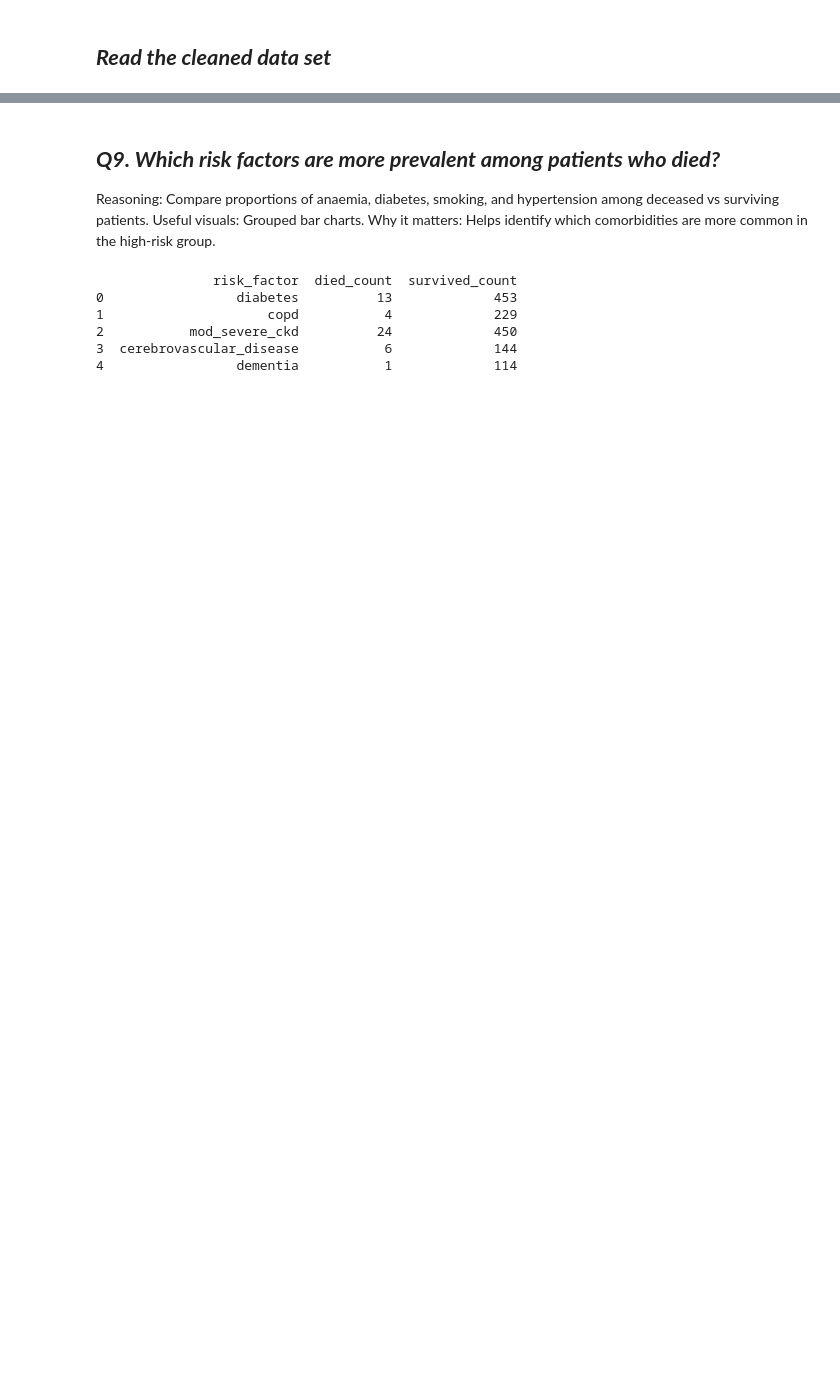
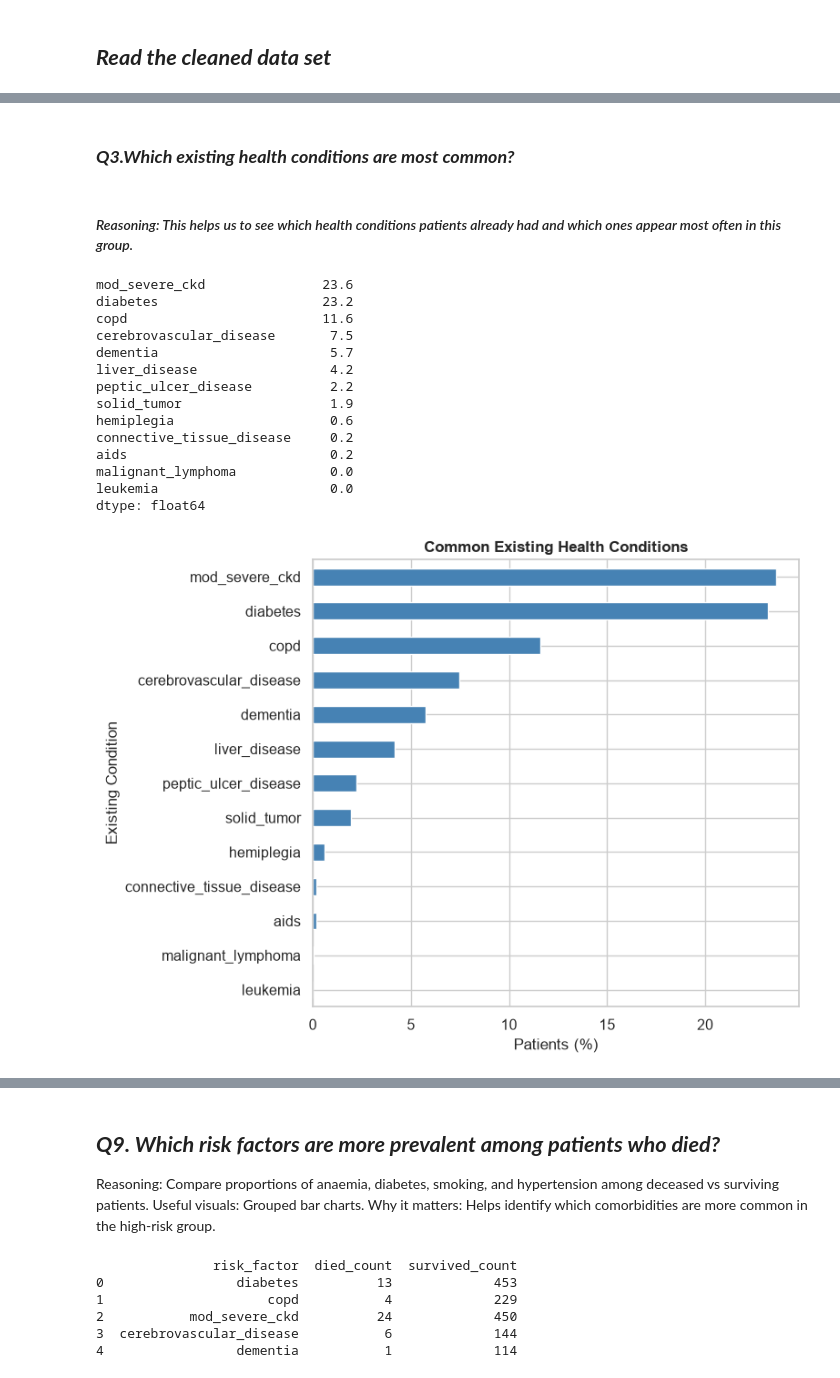
Before and after one commit to Yasasmini/Team3_PyCoders_PythonHackathon_SEP2026, a Jupyter notebook: Team3_PyCoders_Category2.Descriptive.ipynb, the cells around one changed output, grey strips where cells are left out. Cells and saved outputs as stored; diff of their text form; code cells hidden in the pictures; blank space fills up the shorter version.

```diff
--- a/Team3_PyCoders_Category2.Descriptive.ipynb
+++ b/Team3_PyCoders_Category2.Descriptive.ipynb
@@ -11,0 +146,40 @@ df = hf_df.copy()
+# %% [markdown]
+### ***Q3.Which existing health conditions are most common?***
+# %% [markdown]
+#### *Reasoning: This helps us to see which health conditions patients already had and which ones appear most often in this group.*
+# %%
+# Select comorbidity columns
+conditions = [
+    "cerebrovascular_disease", "dementia", "copd", "connective_tissue_disease",
+    "peptic_ulcer_disease", "diabetes", "mod_severe_ckd", "hemiplegia",
+    "leukemia", "malignant_lymphoma", "solid_tumor", "liver_disease", "aids"
+]
+
+cond_df = hf_df[conditions].fillna(0).astype(int)
+percent = (cond_df.mean() * 100).sort_values(ascending=False)
+
+print(percent.round(1))
+plt.figure(figsize=(8, 6))
+percent.plot(kind="barh", color="steelblue")
+plt.title("Common Existing Health Conditions", fontsize=12, fontweight="bold")
+plt.xlabel("Patients (%)")
+plt.ylabel("Existing Condition")
+plt.gca().invert_yaxis()
+plt.tight_layout()
+plt.show()
+# %% [output]
+mod_severe_ckd               23.6
+diabetes                     23.2
+copd                         11.6
+cerebrovascular_disease       7.5
+dementia                      5.7
+liver_disease                 4.2
+peptic_ulcer_disease          2.2
+solid_tumor                   1.9
+hemiplegia                    0.6
+connective_tissue_disease     0.2
+aids                          0.2
+malignant_lymphoma            0.0
+leukemia                      0.0
+dtype: float64
+[figure, added]
```
Also changed, not shown: parts of 28 cells of this notebook.
